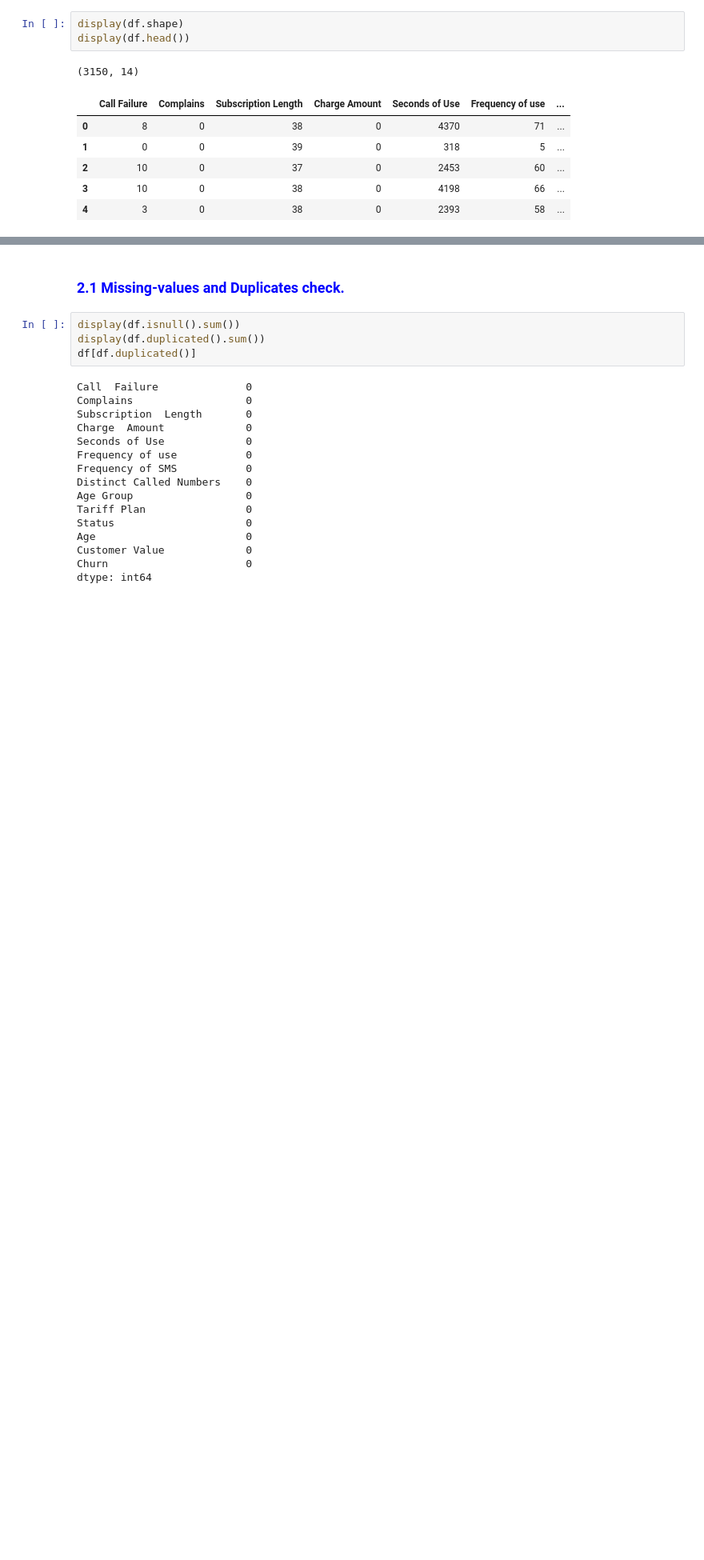
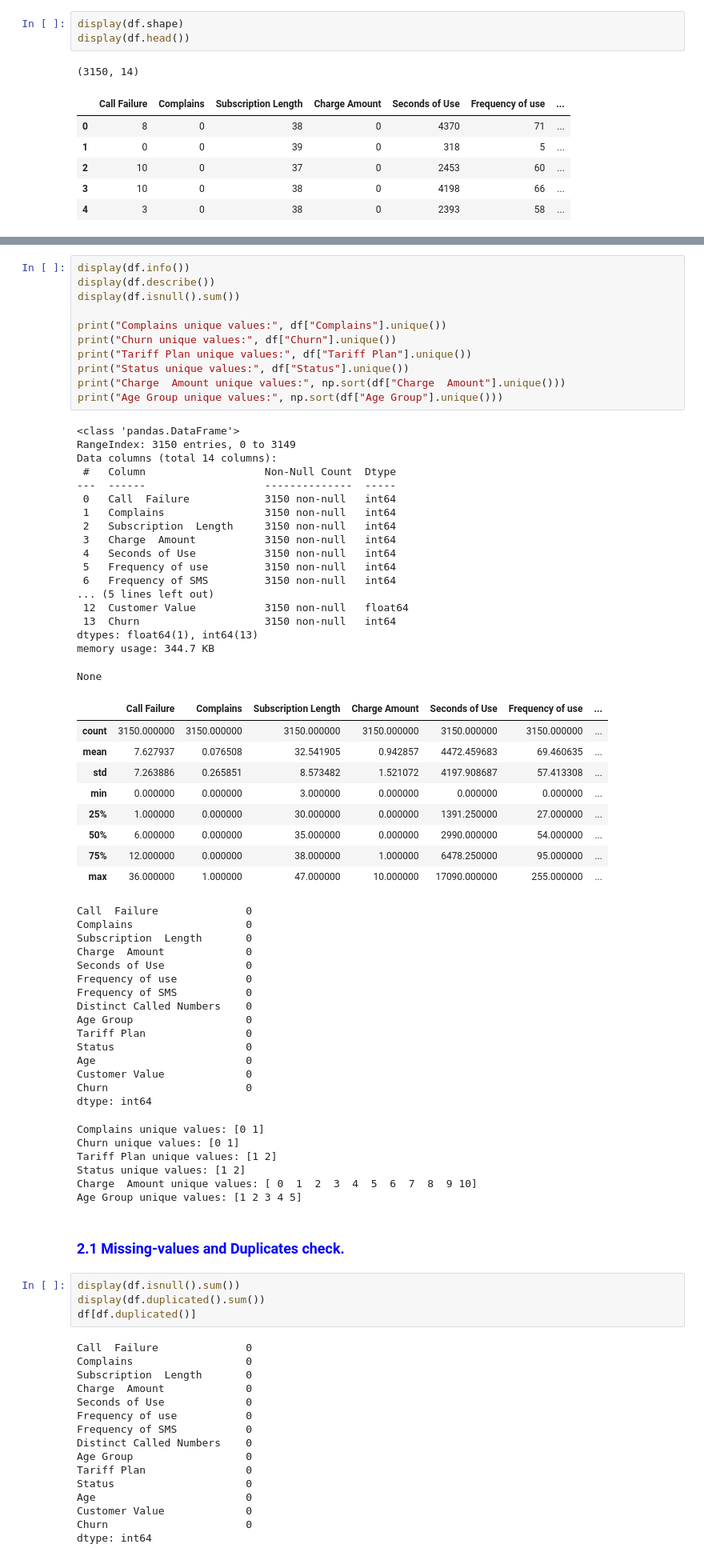
Before and after one commit to ntairuly/FinalProject_by_59ChurnGuard, a Jupyter notebook: Main (3).ipynb, the cells around one changed output, grey strips where cells are left out. Shown at 80% size. Cells and saved outputs as stored; diff of their text form; blank space fills up the shorter version.

```diff
--- a/Main (3).ipynb
+++ b/Main (3).ipynb
@@ -63,3 +98,63 @@ We checked dataframe for:
+# %%
+display(df.info())
+display(df.describe())
+display(df.isnull().sum())
+
+print("Complains unique values:", df["Complains"].unique())
+print("Churn unique values:", df["Churn"].unique())
+print("Tariff Plan unique values:", df["Tariff Plan"].unique())
+print("Status unique values:", df["Status"].unique())
+print("Charge  Amount unique values:", np.sort(df["Charge  Amount"].unique()))
+print("Age Group unique values:", np.sort(df["Age Group"].unique()))
+# %% [output]
+<class 'pandas.DataFrame'>
+RangeIndex: 3150 entries, 0 to 3149
+Data columns (total 14 columns):
+ #   Column                   Non-Null Count  Dtype
+---  ------                   --------------  -----
+ 0   Call  Failure            3150 non-null   int64
+ 1   Complains                3150 non-null   int64
+ 2   Subscription  Length     3150 non-null   int64
+ 3   Charge  Amount           3150 non-null   int64
+ 4   Seconds of Use           3150 non-null   int64
+ 5   Frequency of use         3150 non-null   int64
+ 6   Frequency of SMS         3150 non-null   int64
+... (5 lines left out)
+ 12  Customer Value           3150 non-null   float64
+ 13  Churn                    3150 non-null   int64
+dtypes: float64(1), int64(13)
+memory usage: 344.7 KB
+None
+|  | Call Failure | Complains | Subscription Length | Charge Amount | Seconds of Use | Frequency of use | ... |
+| count | 3150.000000 | 3150.000000 | 3150.000000 | 3150.000000 | 3150.000000 | 3150.000000 | ... |
+| mean | 7.627937 | 0.076508 | 32.541905 | 0.942857 | 4472.459683 | 69.460635 | ... |
+| std | 7.263886 | 0.265851 | 8.573482 | 1.521072 | 4197.908687 | 57.413308 | ... |
+| min | 0.000000 | 0.000000 | 3.000000 | 0.000000 | 0.000000 | 0.000000 | ... |
+| 25% | 1.000000 | 0.000000 | 30.000000 | 0.000000 | 1391.250000 | 27.000000 | ... |
+| 50% | 6.000000 | 0.000000 | 35.000000 | 0.000000 | 2990.000000 | 54.000000 | ... |
+| 75% | 12.000000 | 0.000000 | 38.000000 | 1.000000 | 6478.250000 | 95.000000 | ... |
+| max | 36.000000 | 1.000000 | 47.000000 | 10.000000 | 17090.000000 | 255.000000 | ... |
+Call  Failure              0
+Complains                  0
+Subscription  Length       0
+Charge  Amount             0
+Seconds of Use             0
+Frequency of use           0
+Frequency of SMS           0
+Distinct Called Numbers    0
+Age Group                  0
+Tariff Plan                0
+Status                     0
+Age                        0
+Customer Value             0
+Churn                      0
+dtype: int64
+Complains unique values: [0 1]
+Churn unique values: [0 1]
+Tariff Plan unique values: [1 2]
+Status unique values: [1 2]
+Charge  Amount unique values: [ 0  1  2  3  4  5  6  7  8  9 10]
+Age Group unique values: [1 2 3 4 5]
 # %% [markdown]
 <h3 style="color:blue">2.1 Missing-values and Duplicates check.</h3>
 # %%
```
Also changed, not shown: parts of 26 cells of this notebook.
